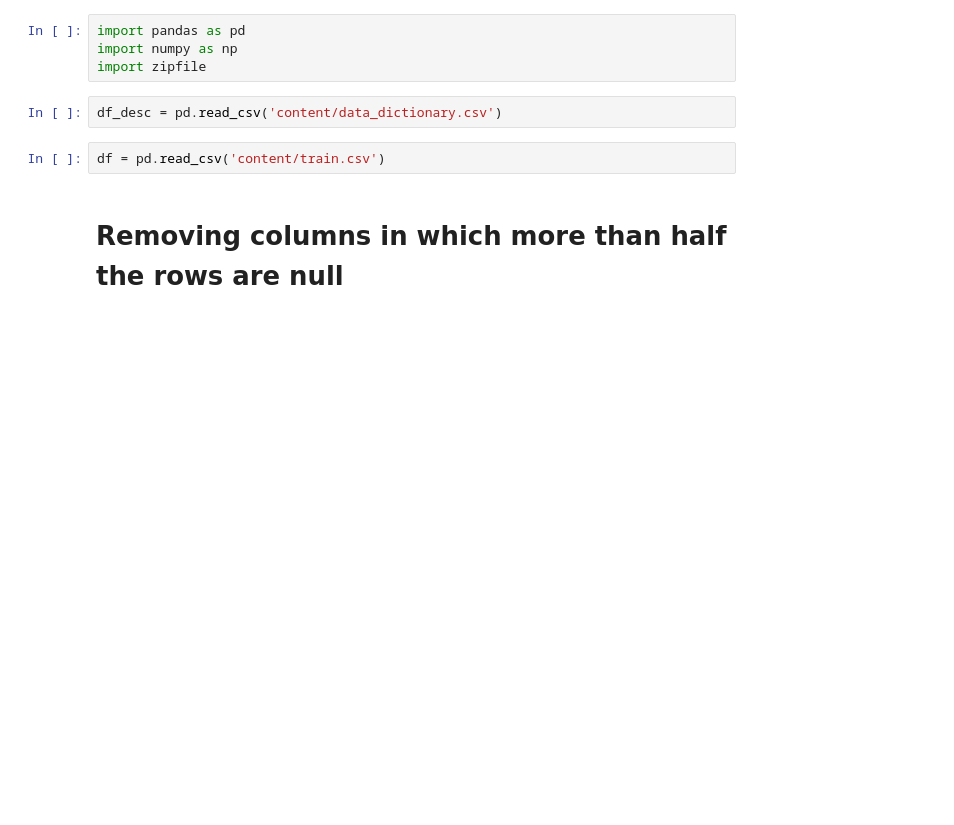
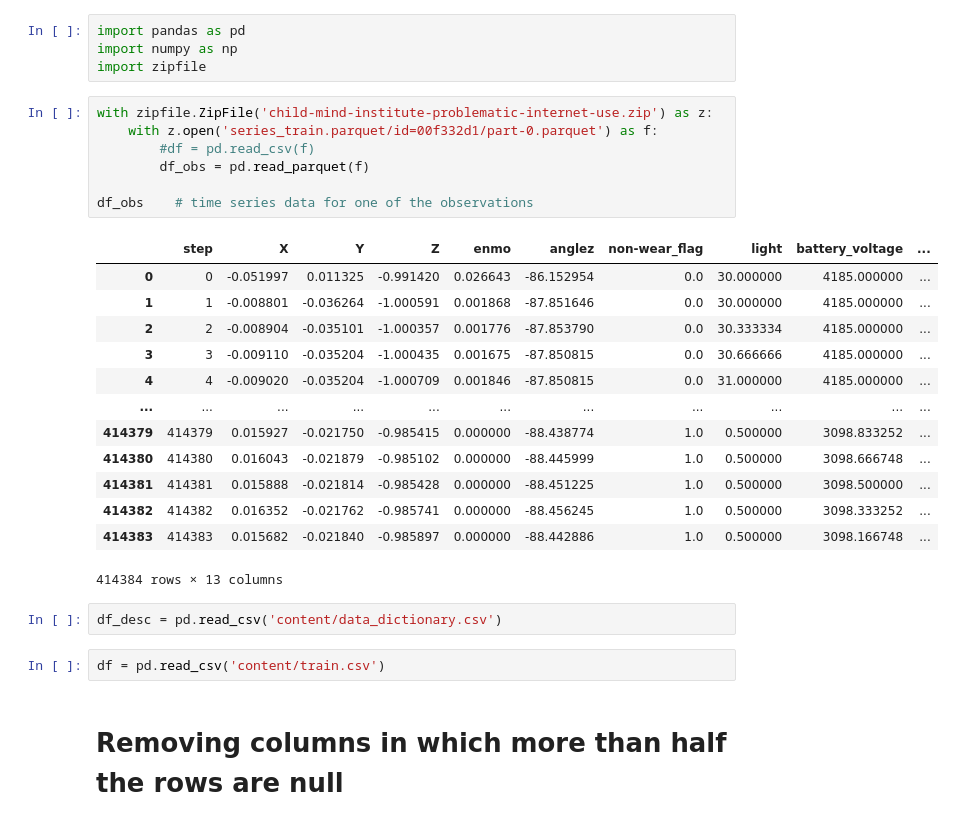
Before and after one commit to k3liang/Problematic-Internet-Use-Predictor, a Jupyter notebook: DataPP.ipynb, the cells around one changed output. Drawn from its saved outputs; the diff is of its cells as text; blank space fills up the shorter version.

```diff
--- a/DataPP.ipynb
+++ b/DataPP.ipynb
@@ -2,6 +2,27 @@
 import pandas as pd
 import numpy as np
 import zipfile
+# %%
+with zipfile.ZipFile('child-mind-institute-problematic-internet-use.zip') as z:
+    with z.open('series_train.parquet/id=00f332d1/part-0.parquet') as f:
+        #df = pd.read_csv(f)
+        df_obs = pd.read_parquet(f)
+
+df_obs    # time series data for one of the observations
+# %% [output]
+|  | step | X | Y | Z | enmo | anglez | non-wear_flag | light | battery_voltage | ... |
+| 0 | 0 | -0.051997 | 0.011325 | -0.991420 | 0.026643 | -86.152954 | 0.0 | 30.000000 | 4185.000000 | ... |
+| 1 | 1 | -0.008801 | -0.036264 | -1.000591 | 0.001868 | -87.851646 | 0.0 | 30.000000 | 4185.000000 | ... |
+| 2 | 2 | -0.008904 | -0.035101 | -1.000357 | 0.001776 | -87.853790 | 0.0 | 30.333334 | 4185.000000 | ... |
+| 3 | 3 | -0.009110 | -0.035204 | -1.000435 | 0.001675 | -87.850815 | 0.0 | 30.666666 | 4185.000000 | ... |
+| 4 | 4 | -0.009020 | -0.035204 | -1.000709 | 0.001846 | -87.850815 | 0.0 | 31.000000 | 4185.000000 | ... |
+| ... | ... | ... | ... | ... | ... | ... | ... | ... | ... | ... |
+| 414379 | 414379 | 0.015927 | -0.021750 | -0.985415 | 0.000000 | -88.438774 | 1.0 | 0.500000 | 3098.833252 | ... |
+| 414380 | 414380 | 0.016043 | -0.021879 | -0.985102 | 0.000000 | -88.445999 | 1.0 | 0.500000 | 3098.666748 | ... |
+| 414381 | 414381 | 0.015888 | -0.021814 | -0.985428 | 0.000000 | -88.451225 | 1.0 | 0.500000 | 3098.500000 | ... |
+| 414382 | 414382 | 0.016352 | -0.021762 | -0.985741 | 0.000000 | -88.456245 | 1.0 | 0.500000 | 3098.333252 | ... |
+| 414383 | 414383 | 0.015682 | -0.021840 | -0.985897 | 0.000000 | -88.442886 | 1.0 | 0.500000 | 3098.166748 | ... |
+414384 rows × 13 columns
 # %%
 df_desc = pd.read_csv('content/data_dictionary.csv')
 # %%
```
Also changed, not shown: 1 other file.
